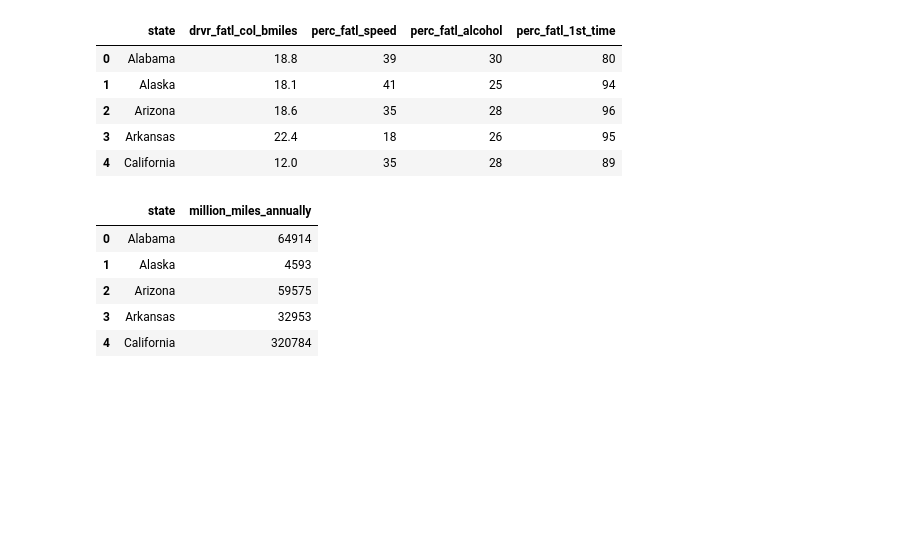
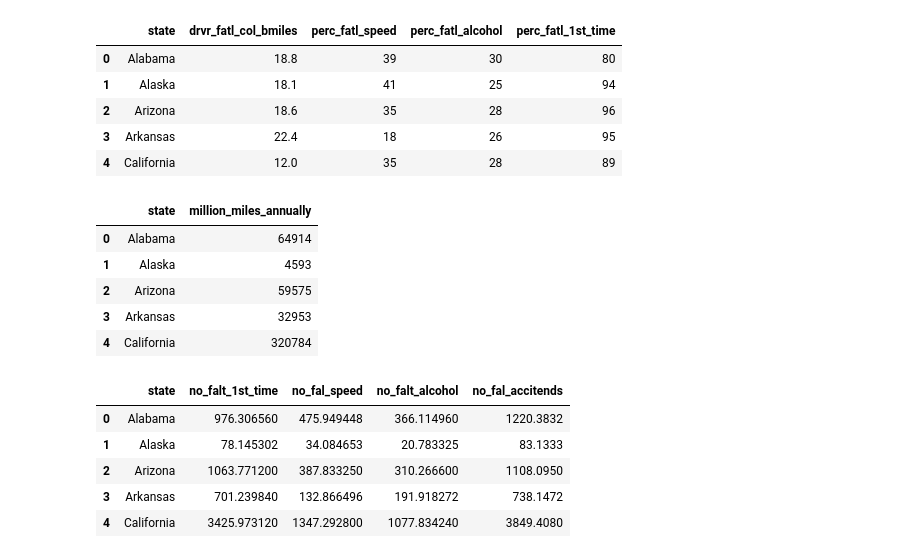
Before and after one commit to pavi-ninjaac/Data_Science_internship_program_Technocolaps_July2020, a Jupyter notebook: Final_project/final_project_technocolaps_ds.ipynb, the cells around one changed output. Cells and saved outputs as stored; diff of their text form; code cells hidden in the pictures; blank space fills up the shorter version.

```diff
--- a/Final_project/final_project_technocolaps_ds.ipynb
+++ b/Final_project/final_project_technocolaps_ds.ipynb
@@ -26,5 +26,30 @@ mile_der_data.head()
 | 2 | Arizona | 59575 |
 | 3 | Arkansas | 32953 |
 | 4 | California | 320784 |
+# %%
+#merge the two datsets based on the state column
+data=pd.merge(read_accident_data,mile_der_data,on='state')
+
+#compute the no of accidents
+data['no_fal_accitends']=data['drvr_fatl_col_bmiles']*data['million_miles_annually']/1000
+
+# for the comaprision purpose it is not fair they are in the form of pertentage so i chaged those into numbers
+# after changing those into numbers i can found the correlation correctly
+
+data['no_falt_alcohol']=data['perc_fatl_alcohol']*data['no_fal_accitends']/100
+data['no_fal_speed']=data['perc_fatl_speed']*data['no_fal_accitends']/100
+data['no_falt_1st_time']=data['perc_fatl_1st_time']*data['no_fal_accitends']/100
+
+#copy neccesary data to new datframe
+feature_name=['state','no_falt_1st_time','no_fal_speed','no_falt_alcohol','no_fal_accitends']
+data_acci=data[feature_name]
+data_acci.head()
+# %% [output]
+|  | state | no_falt_1st_time | no_fal_speed | no_falt_alcohol | no_fal_accitends |
+| 0 | Alabama | 976.306560 | 475.949448 | 366.114960 | 1220.3832 |
+| 1 | Alaska | 78.145302 | 34.084653 | 20.783325 | 83.1333 |
+| 2 | Arizona | 1063.771200 | 387.833250 | 310.266600 | 1108.0950 |
+| 3 | Arkansas | 701.239840 | 132.866496 | 191.918272 | 738.1472 |
+| 4 | California | 3425.973120 | 1347.292800 | 1077.834240 | 3849.4080 |
 # %%
 # some statistical summary
```
Also changed, not shown: parts of 7 cells of this notebook.
